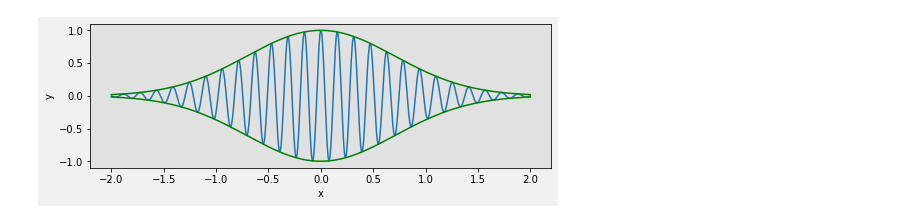
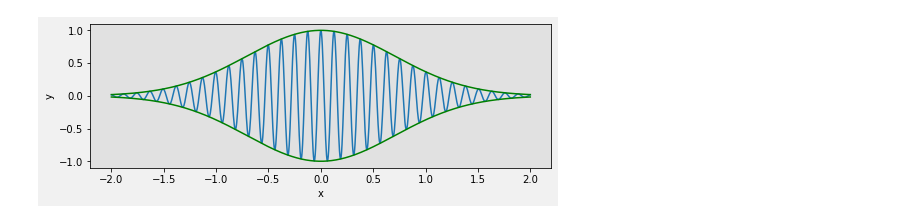
Before and after one commit to frsalems/Estadistica, a Jupyter notebook: visualizacion1.ipynb, the cells around one changed output. Cells and saved outputs as stored; diff of their text form; code cells hidden in the pictures.

```diff
--- a/visualizacion1.ipynb
+++ b/visualizacion1.ipynb
@@ -1,21 +1,22 @@
 # %% [markdown]
 <a href="https://colab.research.google.com/github/frsalems/Estadistica/blob/main/visualizacion1.ipynb" target="_parent"><img src="https://colab.research.google.com/assets/colab-badge.svg" alt="Open In Colab"/></a>
 # %%
+#Tomado del Johanson
 import numpy as np
 import matplotlib.pyplot as plt
 
 fig=plt.figure(figsize=(8,2.5),facecolor='#f1f1f1')
 left,bottom,width,height=0.1,0.1,0.8,0.8
 ax=fig.add_axes((left,bottom,width,height),facecolor='#e1e1e1')
 x=np.linspace(-2,2,1000)
-y1=np.cos(40*x)
+y1=np.cos(50*x)
 y2=np.exp(-x**2)
 ax.plot(x,y1*y2)
 ax.plot(x,y2,'g')
 ax.plot(x,-y2,'g')
 ax.set_xlabel('x')
 ax.set_ylabel('y')
 
 fig.savefig('graph.png',dpi=100,facecolor='#f1f1f1')
 # %% [output]
-[figure, old version]
+[figure, new version]
```
